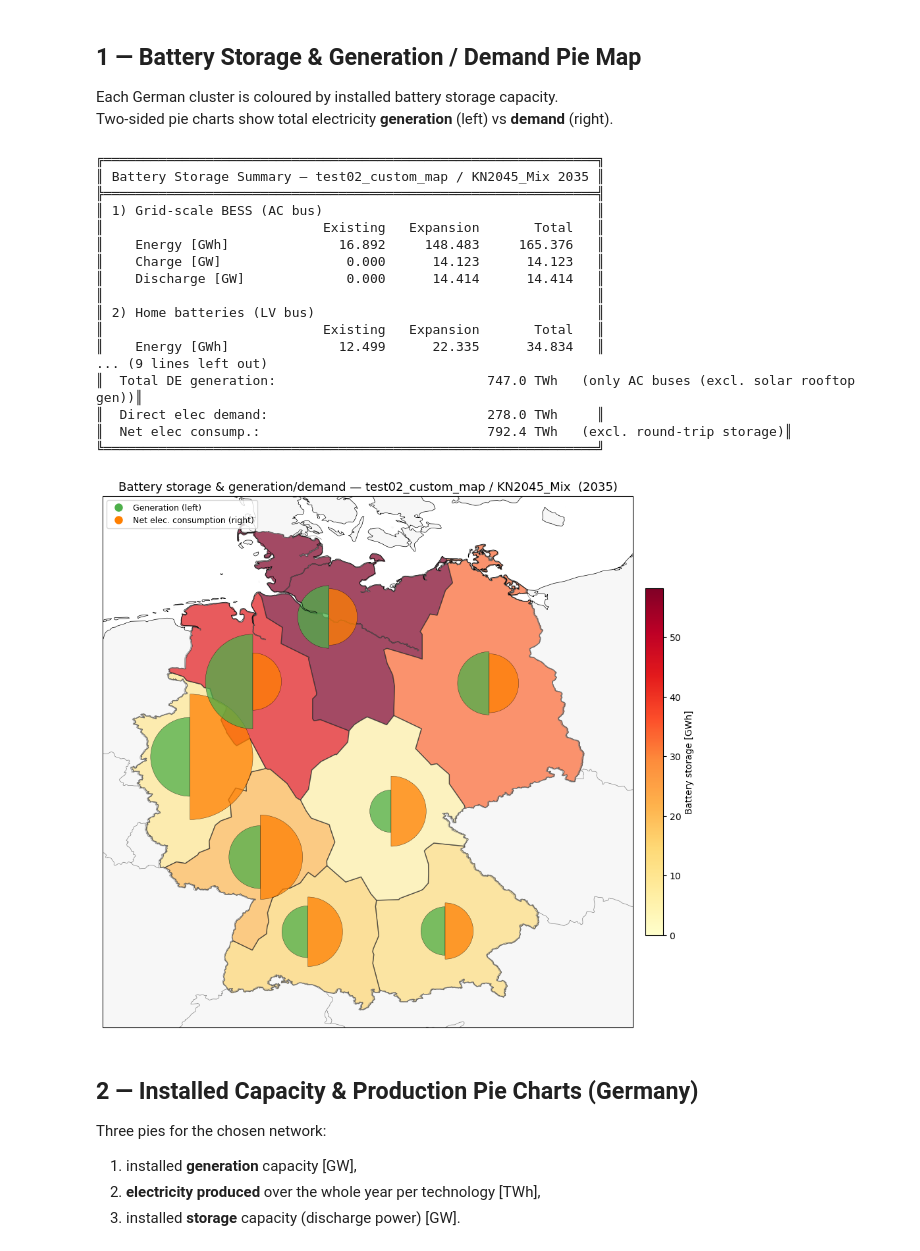
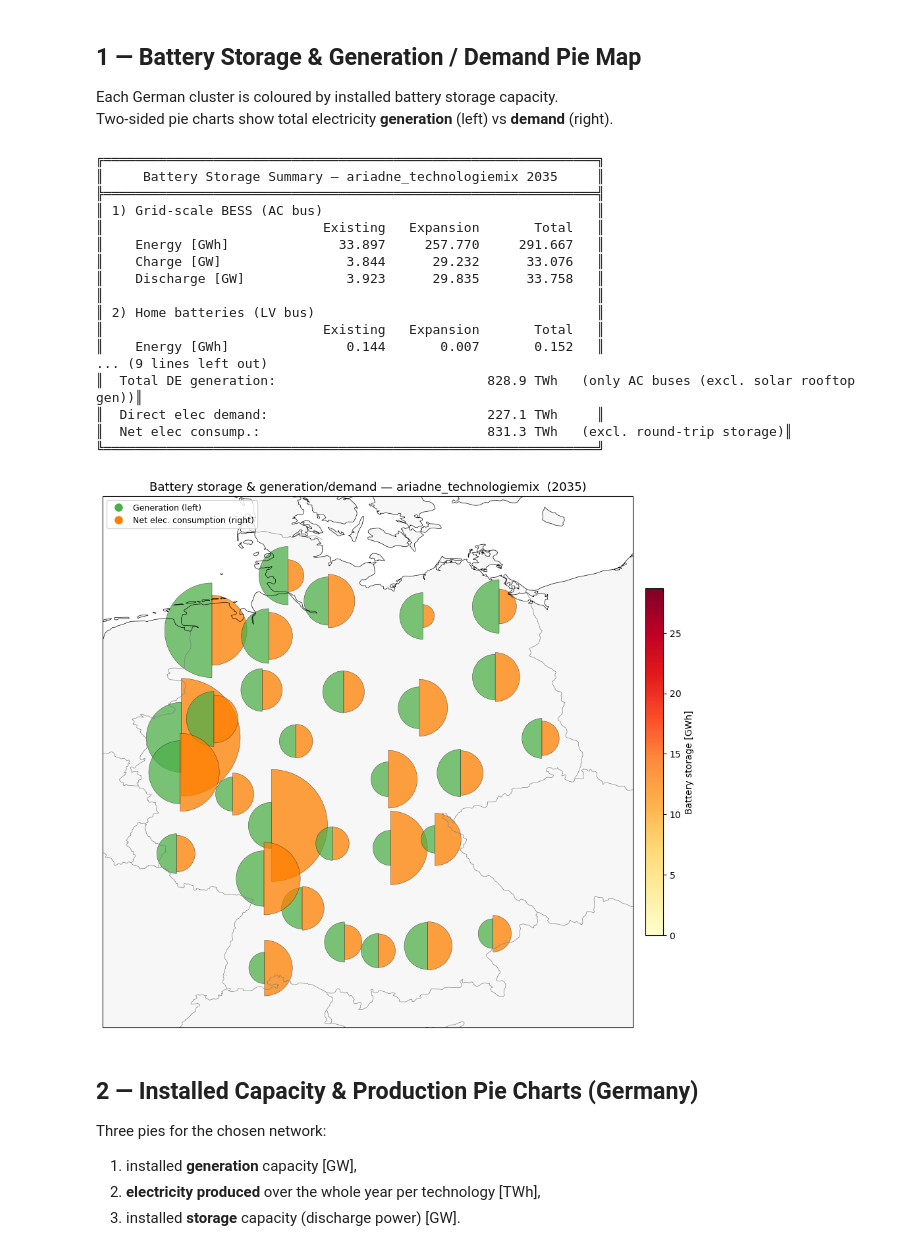
Before and after one commit to FiBe-ie2s/pypsa-de, a Jupyter notebook: thesis/analysis.ipynb, the cells around one changed output. Cells and saved outputs as stored; diff of their text form; code cells hidden in the pictures.

```diff
--- a/thesis/analysis.ipynb
+++ b/thesis/analysis.ipynb
@@ -96,7 +96,12 @@ def load(path):
         & ~n.links.index.str.endswith("-reversed")
     ]  # links delivering power into DE AC buses (CHPs, CCGTs, H2 turbines, ...)
 
-    regions = gpd.read_file(ROOT / "resources" / f"regions_onshore_base_s_{clusters}.geojson")
+    regions_path = ROOT / "resources" / f"regions_onshore_base_s_{clusters}.geojson"
+    if regions_path.exists():
+        regions = gpd.read_file(regions_path)
+    else:
+        print(f"  (no regions file for {clusters} clusters — map cells will have no zones)")
+        regions = gpd.GeoDataFrame(columns=["name", "geometry"], geometry="geometry")
 
     print(f"loaded  {label}  ({year})  —  {len(n.buses)} buses, "
           f"{len(de_buses)} DE AC buses, {len(n.snapshots)} snapshots")
@@ -120,7 +125,9 @@ def load(path):
 # %%
 #nw_default_2035 = load(ROOT / r"results\default4712SS\KN2045_Mix\networks\base_s_27__none_2035.nc")
 #nw_default_2030 = load(ROOT / r"results\default4712SS\KN2045_Mix\networks\base_s_27__none_2030.nc")
-nw_fixedcap_2035 = load(ROOT / r"results\test02_fixedcap\KN2045_Mix\networks\base_s_27__none_2035_op.nc")
-nw_test02_custom_map_2035 = load(ROOT / r"results\test02_custom_map\KN2045_Mix\networks\base_s_27__none_2035.nc")
-#nw_ariadne = load(ROOT / r"results\ariadne_technologiemix\base_s_49_lvopt__none_2035.nc")
+#nw_test_fixedcap_2035 = load(ROOT / r"results\test02_fixedcap\KN2045_Mix\networks\base_s_27__none_2035_op.nc")
+#nw_fixedcap_2035 = load(ROOT / r"results\default4712SS_fixedcap\KN2045_Mix\networks\base_s_27__none_2035_op.nc")
+
+#nw_test02_custom_map_2035 = load(ROOT / r"results\test02_custom_map\KN2045_Mix\networks\base_s_27__none_2035.nc")
+nw_ariadne = load(ROOT / r"results\ariadne_technologiemix\base_s_49_lvopt__none_2035.nc")
 # %% [output]
@@ -214,7 +211,7 @@ Plausibility — test02_fixedcap / KN2045_Mix  (2035)   (⚠ = outside heuristic
 Each German cluster is coloured by installed battery storage capacity.
 Two-sided pie charts show total electricity **generation** (left) vs **demand** (right).
 # %%
-analyzed_nw = nw_default_2035 #nw_default_2035          # <- pick the network to analyse in this cell
+analyzed_nw = nw_ariadne #nw_default_2035          # <- pick the network to analyse in this cell
 globals().update(analyzed_nw)
 
 # ── Helper: pre-existing capacity (extendable -> *_nom_min, else *_nom) ──
@@ -312,42 +309,42 @@ PIE_SCALE = 0.75
 demand_per_bus = total_elec_per_bus          # net (excl. round-trip storage)
 max_val = max(gen_per_bus.max(), demand_per_bus.max(), 0.01)
 for bus in de_buses:
     bx, by = proj.transform_point(ac_buses.loc[bus, "x"], ac_buses.loc[bus, "y"], ccrs.PlateCarree())
     g, d = gen_per_bus.get(bus, 0), demand_per_bus.get(bus, 0)
     r = PIE_SCALE * np.sqrt(max(g, d) / max_val) * 1e5
     if r < 1e3:
         continue
     ax.add_patch(Wedge((bx, by), r, 90, 270, facecolor="#4daf4a", edgecolor="k", linewidth=0.3, alpha=0.75))
     ax.add_patch(Wedge((bx, by), r * np.sqrt(d / max(g, 1e-9)), 270, 90,
                        facecolor="#ff7f00", edgecolor="k", linewidth=0.3, alpha=0.75))
 
 from matplotlib.lines import Line2D
 ax.legend(handles=[
     Line2D([0], [0], marker="o", color="w", markerfacecolor="#4daf4a", markersize=10, label="Generation (left)"),
     Line2D([0], [0], marker="o", color="w", markerfacecolor="#ff7f00", markersize=10, label="Net elec. consumption (right)"),
 ], loc="upper left", fontsize=9)
 ax.set_title(f"Battery storage & generation/demand — {TITLE}", fontsize=13)
 plt.tight_layout()
 plt.show()
 # %% [output]
 ╔═══════════════════════════════════════════════════════════════╗
-║ Battery Storage Summary — test02_custom_map / KN2045_Mix 2035 ║
+║     Battery Storage Summary — ariadne_technologiemix 2035     ║
 ╠═══════════════════════════════════════════════════════════════╣
 ║ 1) Grid-scale BESS (AC bus)                                   ║
 ║                            Existing   Expansion       Total   ║
-║    Energy [GWh]              16.892     148.483     165.376   ║
-║    Charge [GW]                0.000      14.123      14.123   ║
-║    Discharge [GW]             0.000      14.414      14.414   ║
+║    Energy [GWh]              33.897     257.770     291.667   ║
+║    Charge [GW]                3.844      29.232      33.076   ║
+║    Discharge [GW]             3.923      29.835      33.758   ║
 ║                                                               ║
 ║ 2) Home batteries (LV bus)                                    ║
 ║                            Existing   Expansion       Total   ║
-║    Energy [GWh]              12.499      22.335      34.834   ║
+║    Energy [GWh]               0.144       0.007       0.152   ║
 ... (9 lines left out)
-║  Total DE generation:                           747.0 TWh   (only AC buses (excl. solar rooftop gen))║
-║  Direct elec demand:                            278.0 TWh     ║
-║  Net elec consump.:                             792.4 TWh   (excl. round-trip storage)║
+║  Total DE generation:                           828.9 TWh   (only AC buses (excl. solar rooftop gen))║
+║  Direct elec demand:                            227.1 TWh     ║
+║  Net elec consump.:                             831.3 TWh   (excl. round-trip storage)║
 ╚═══════════════════════════════════════════════════════════════╝
-[figure, old version]
+[figure, new version]
 # %% [markdown]
 ## 2 — Installed Capacity & Production Pie Charts (Germany)
 Three pies for the chosen network:
```
Also changed, not shown: parts of 5 cells of this notebook, 2 other files.
